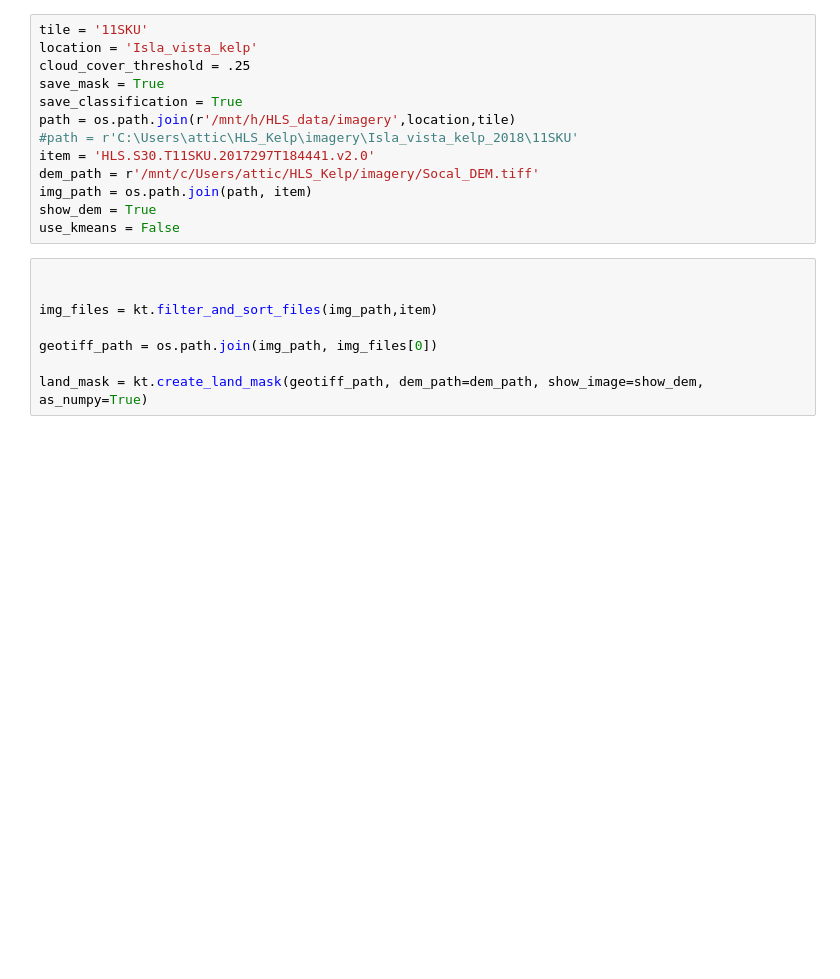
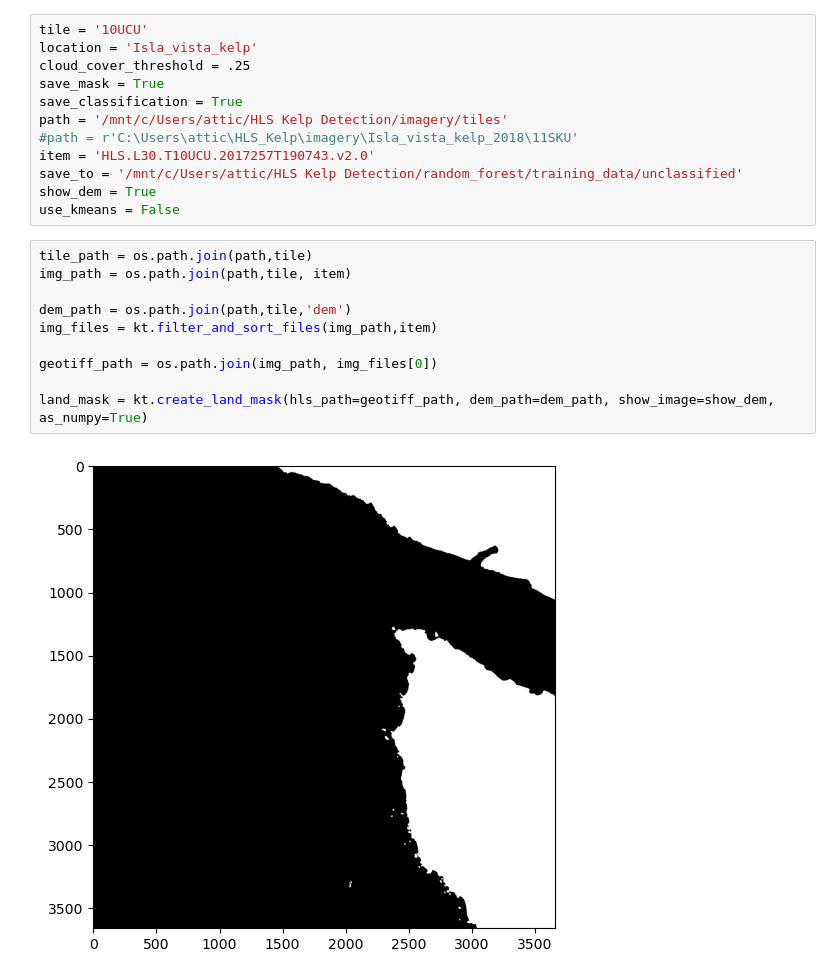
Before and after one commit to atticus-cummings/HLS-kelp, a Jupyter notebook: process data/create_unclassified_training_data.ipynb, the cells around one changed output. Cells and saved outputs as stored; diff of their text form; blank space fills up the shorter version.

```diff
--- a/process data/create_unclassified_training_data.ipynb
+++ b/process data/create_unclassified_training_data.ipynb
@@ -21,22 +24,25 @@ from tools import kelp_tools as kt
 import cupy as cp
 # %%
-tile = '11SKU'
+tile = '10UCU'
 location = 'Isla_vista_kelp'
 cloud_cover_threshold = .25
 save_mask = True
 save_classification = True
-path = os.path.join(r'/mnt/h/HLS_data/imagery',location,tile)
+path = '/mnt/c/Users/attic/HLS Kelp Detection/imagery/tiles'
 #path = r'C:\Users\attic\HLS_Kelp\imagery\Isla_vista_kelp_2018\11SKU'
-item = 'HLS.S30.T11SKU.2017297T184441.v2.0'
-dem_path = r'/mnt/c/Users/attic/HLS_Kelp/imagery/Socal_DEM.tiff'
-img_path = os.path.join(path, item)
+item = 'HLS.L30.T10UCU.2017257T190743.v2.0'
+save_to = '/mnt/c/Users/attic/HLS Kelp Detection/random_forest/training_data/unclassified'
 show_dem = True
 use_kmeans = False
 # %%
+tile_path = os.path.join(path,tile)
+img_path = os.path.join(path,tile, item)
 
-
+dem_path = os.path.join(path,tile,'dem')
 img_files = kt.filter_and_sort_files(img_path,item)
 
 geotiff_path = os.path.join(img_path, img_files[0])
 
-land_mask = kt.create_land_mask(geotiff_path, dem_path=dem_path, show_image=show_dem, as_numpy=True)
+land_mask = kt.create_land_mask(hls_path=geotiff_path, dem_path=dem_path, show_image=show_dem, as_numpy=True)
+# %% [output]
+[figure, added]
```
Also changed, not shown: parts of 5 cells of this notebook, 12 other files.
